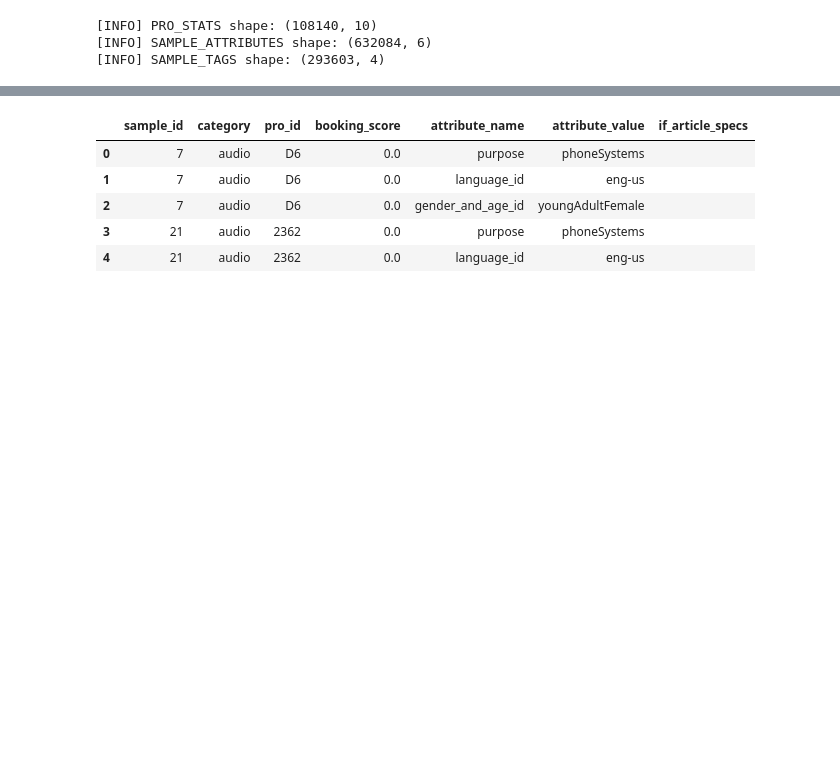
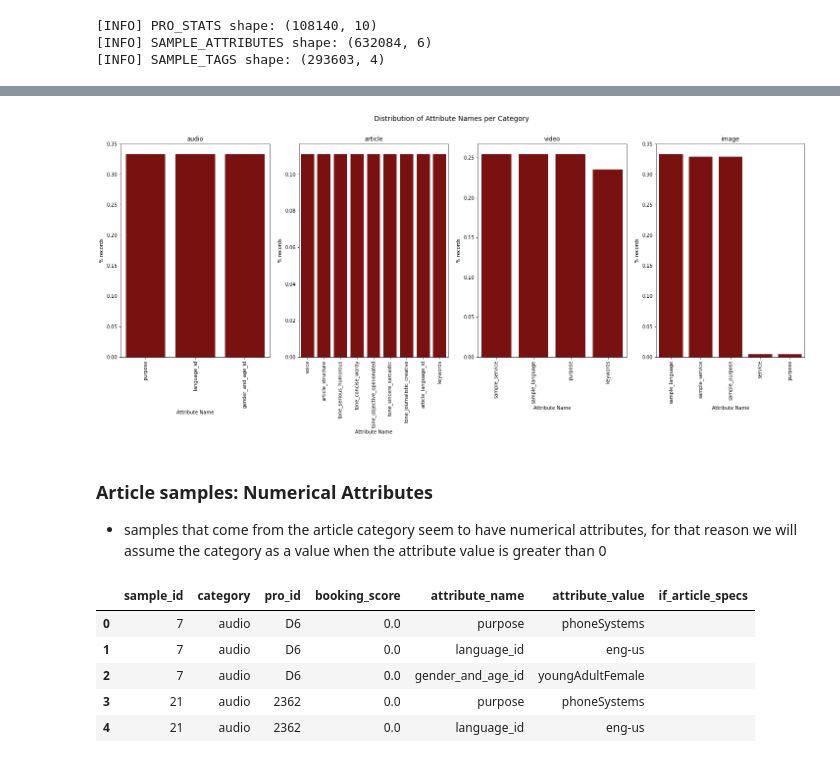
Before and after one commit to statscol/bs-ds-test, a Jupyter notebook: 01-Data Exploration,Wrangling,Feature Engineering.ipynb, the cells around one changed output, grey strips where cells are left out. Saved outputs shown, nothing was run; the diff lists cells and outputs as text; code cells hidden in the pictures; blank space fills up the shorter version.

```diff
--- a/01-Data Exploration,Wrangling,Feature Engineering.ipynb
+++ b/01-Data Exploration,Wrangling,Feature Engineering.ipynb
@@ -71,3 +57,27 @@ Name: attribute_value, Length: 1444, dtype: int64
+# %%
+##make descriptive plot to show how every feature per category was selected
+categories=sample_attributes.category.unique().tolist()
+def get_attributes(df,category: str):
+    str_query=f'category=="{category}"'
+    return df.query(str_query).attribute_name.value_counts(True).reset_index().query("attribute_name>0.001")
+
+
+fig=plt.figure(figsize=(25,8))
+
+for i in range(4):
+    datac=get_attributes(sample_attributes,category=categories[i])
+    ax=fig.add_subplot(1,4,i+1)
+    sns.barplot(x="index",y="attribute_name",data=datac,color="darkred",ax=ax)
+    ax.set_ylabel("% records")
+    ax.set_xlabel("Attribute Name")
+    ax.set_title(categories[i])
+    plt.xticks(rotation=90);
+fig.suptitle("Distribution of Attribute Names per Category",size=14);
+# %% [output]
+[figure, added]
+# %% [markdown]
+### Article samples: Numerical Attributes
+- samples that come from the article category seem to have numerical attributes, for that reason we will assume the category as a value when the attribute value is greater than 0
 # %%
 ##fill null values with an empty string
 sample_attributes.fillna("",inplace=True)
```
Also changed, not shown: parts of 37 cells of this notebook, 5 other files.
